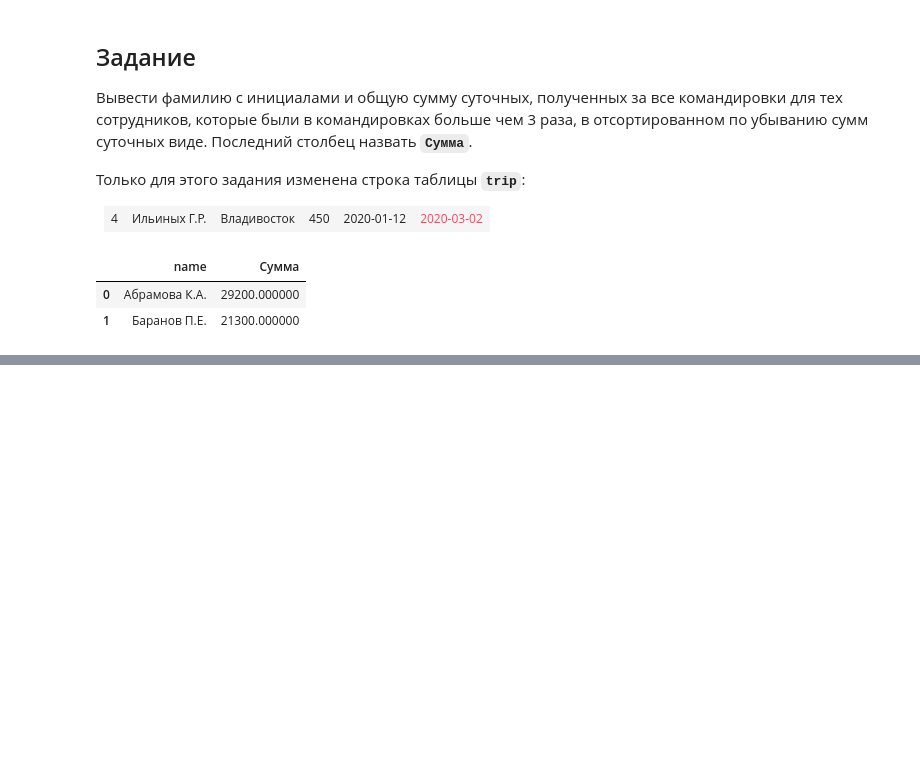
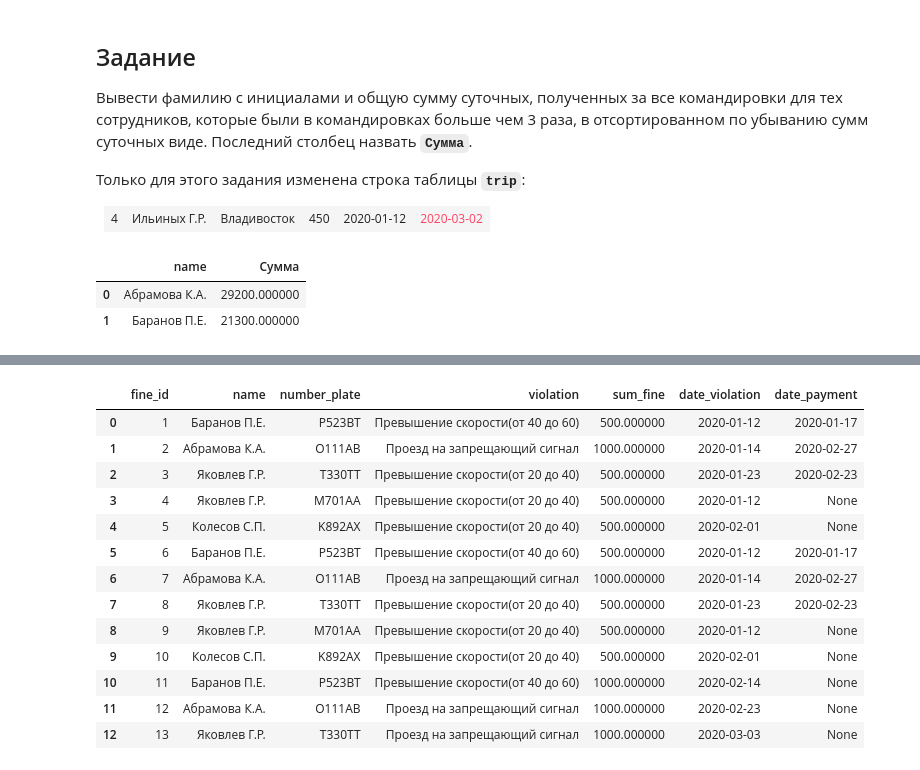
Before and after one commit to w9ip/learning, a Jupyter notebook: DB/Без названия.ipynb, the cells around one changed output, grey strips where cells are left out. Saved outputs shown, nothing was run; the diff lists cells and outputs as text; code cells hidden in the pictures; blank space fills up the shorter version.

```diff
--- a/DB/Без названия.ipynb
+++ b/DB/Без названия.ipynb
@@ -1922,0 +1978,32 @@ ORDER BY 2 DESC;
+# %%
+read_sql_query("""
+UPDATE fine AS f
+SET sum_fine = CASE
+    WHEN (f.sum_fine IS NULL) AND (f.violation LIKE '%%от 40 до 60%%') THEN
+    (SELECT sum_fine FROM traffic_violation
+    WHERE violation LIKE '%%от 40 до 60%%')
+    WHEN (f.sum_fine IS NULL) AND (f.violation LIKE '%%от 20 до 40%%') THEN
+    (SELECT sum_fine FROM traffic_violation
+    WHERE violation LIKE '%%от 20 до 40%%')
+    WHEN (f.sum_fine IS NULL) AND (f.violation LIKE '%%запрещающий сигнал%%') THEN
+    (SELECT sum_fine FROM traffic_violation
+    WHERE violation LIKE '%%запрещающий сигнал%%')
+    ELSE f.sum_fine END;
+
+SELECT * FROM fine
+""")
+# %% [output]
+|  | fine_id | name | number_plate | violation | sum_fine | date_violation | date_payment |
+| 0 | 1 | Баранов П.Е. | P523BT | Превышение скорости(от 40 до 60) | 500.000000 | 2020-01-12 | 2020-01-17 |
+| 1 | 2 | Абрамова К.А. | О111AB | Проезд на запрещающий сигнал | 1000.000000 | 2020-01-14 | 2020-02-27 |
+| 2 | 3 | Яковлев Г.Р. | T330TT | Превышение скорости(от 20 до 40) | 500.000000 | 2020-01-23 | 2020-02-23 |
+| 3 | 4 | Яковлев Г.Р. | M701AA | Превышение скорости(от 20 до 40) | 500.000000 | 2020-01-12 | None |
+| 4 | 5 | Колесов С.П. | K892AX | Превышение скорости(от 20 до 40) | 500.000000 | 2020-02-01 | None |
+| 5 | 6 | Баранов П.Е. | P523BT | Превышение скорости(от 40 до 60) | 500.000000 | 2020-01-12 | 2020-01-17 |
+| 6 | 7 | Абрамова К.А. | О111AB | Проезд на запрещающий сигнал | 1000.000000 | 2020-01-14 | 2020-02-27 |
+| 7 | 8 | Яковлев Г.Р. | T330TT | Превышение скорости(от 20 до 40) | 500.000000 | 2020-01-23 | 2020-02-23 |
+| 8 | 9 | Яковлев Г.Р. | M701AA | Превышение скорости(от 20 до 40) | 500.000000 | 2020-01-12 | None |
+| 9 | 10 | Колесов С.П. | K892AX | Превышение скорости(от 20 до 40) | 500.000000 | 2020-02-01 | None |
+| 10 | 11 | Баранов П.Е. | P523BT | Превышение скорости(от 40 до 60) | 1000.000000 | 2020-02-14 | None |
+| 11 | 12 | Абрамова К.А. | О111AB | Проезд на запрещающий сигнал | 1000.000000 | 2020-02-23 | None |
+| 12 | 13 | Яковлев Г.Р. | T330TT | Проезд на запрещающий сигнал | 1000.000000 | 2020-03-03 | None |
```
Also changed, not shown: parts of 11 cells of this notebook, 5 other files.
